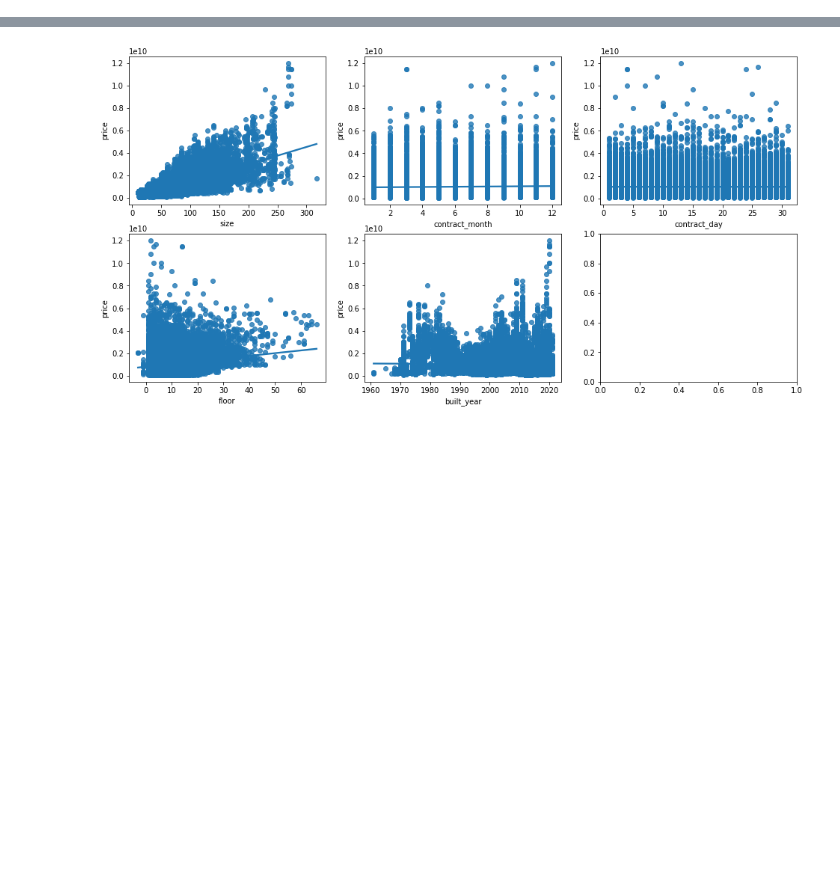
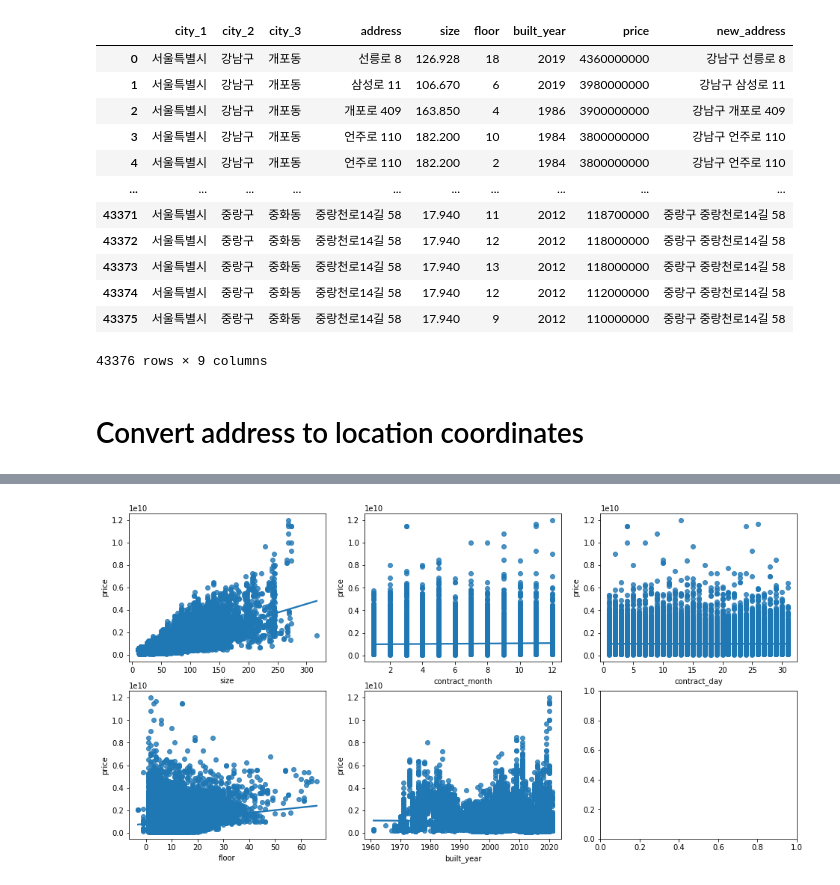
Before and after one commit to jihwanK/data_science, a Jupyter notebook: oncampus/statistics/house_regression.ipynb, the cells around one changed output, grey strips where cells are left out. Saved outputs shown, nothing was run; the diff lists cells and outputs as text; code cells hidden in the pictures; blank space fills up the shorter version.

```diff
--- a/oncampus/statistics/house_regression.ipynb
+++ b/oncampus/statistics/house_regression.ipynb
@@ -4,4 +4,4 @@ import numpy as np
 import sklearn as skl
 import seaborn as sns
 # %%
-df = pd.read_excel('apartment_deals_price.xlsx', 'Sheet1')
+df = pd.read_excel('apartment_deals_price.xlsx', sheet_name='selected_data')
@@ -23,0 +8,4 @@ df
+# %%
+names=['city_1', 'city_2', 'city_3', 'address', 'size', 'floor', 'built_year', 'price']
+df = df[names]
+df
@@ -23,0 +26,19 @@ df
+# %%
+df['new_address'] = df['city_2'] + " " + df['address']
+df
+# %% [output]
+|  | city_1 | city_2 | city_3 | address | size | floor | built_year | price | new_address |
+| 0 | 서울특별시 | 강남구 | 개포동 | 선릉로 8 | 126.928 | 18 | 2019 | 4360000000 | 강남구 선릉로 8 |
+| 1 | 서울특별시 | 강남구 | 개포동 | 삼성로 11 | 106.670 | 6 | 2019 | 3980000000 | 강남구 삼성로 11 |
+| 2 | 서울특별시 | 강남구 | 개포동 | 개포로 409 | 163.850 | 4 | 1986 | 3900000000 | 강남구 개포로 409 |
+| 3 | 서울특별시 | 강남구 | 개포동 | 언주로 110 | 182.200 | 10 | 1984 | 3800000000 | 강남구 언주로 110 |
+| 4 | 서울특별시 | 강남구 | 개포동 | 언주로 110 | 182.200 | 2 | 1984 | 3800000000 | 강남구 언주로 110 |
+| ... | ... | ... | ... | ... | ... | ... | ... | ... | ... |
+| 43371 | 서울특별시 | 중랑구 | 중화동 | 중랑천로14길 58 | 17.940 | 11 | 2012 | 118700000 | 중랑구 중랑천로14길 58 |
+| 43372 | 서울특별시 | 중랑구 | 중화동 | 중랑천로14길 58 | 17.940 | 12 | 2012 | 118000000 | 중랑구 중랑천로14길 58 |
+| 43373 | 서울특별시 | 중랑구 | 중화동 | 중랑천로14길 58 | 17.940 | 13 | 2012 | 118000000 | 중랑구 중랑천로14길 58 |
+| 43374 | 서울특별시 | 중랑구 | 중화동 | 중랑천로14길 58 | 17.940 | 12 | 2012 | 112000000 | 중랑구 중랑천로14길 58 |
+| 43375 | 서울특별시 | 중랑구 | 중화동 | 중랑천로14길 58 | 17.940 | 9 | 2012 | 110000000 | 중랑구 중랑천로14길 58 |
+43376 rows × 9 columns
+# %% [markdown]
+# Convert address to location coordinates #
```
Also changed, not shown: parts of 20 cells of this notebook, 3 other files.
